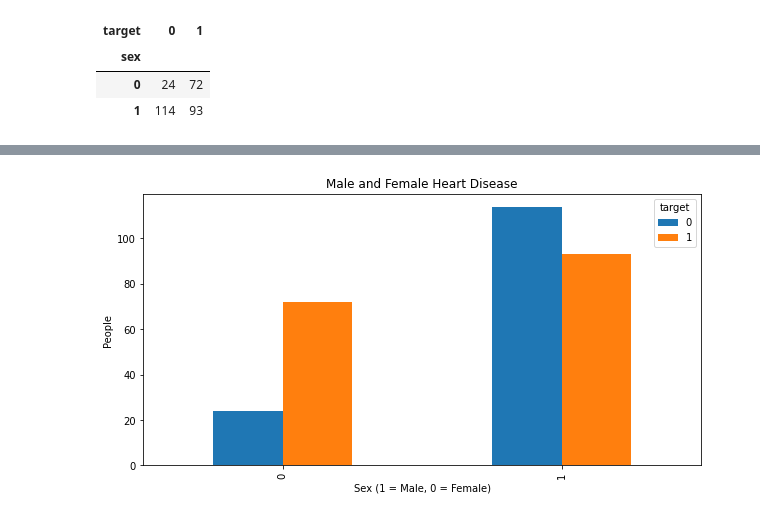
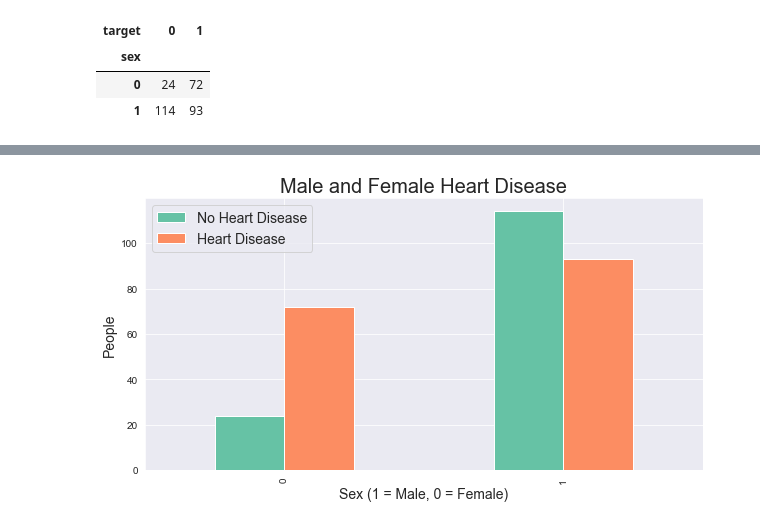
Before and after one commit to shamimsikder/Data-Visualization-Exercises, a Jupyter notebook: Heart Disease Data Visualization.ipynb, the cells around one changed output, grey strips where cells are left out. Cells and saved outputs as stored; diff of their text form; code cells hidden in the pictures.

Commit message:
Adding New Chart

```diff
--- a/Heart Disease Data Visualization.ipynb
+++ b/Heart Disease Data Visualization.ipynb
@@ -131,3 +131,6 @@ pd.crosstab(data.sex,data.target)
 | sex |  |  |
 | 0 | 24 | 72 |
 | 1 | 114 | 93 |
+# %%
+sns.set_style('darkgrid')
+sns.set_palette('Set2')
@@ -134,8 +165,9 @@ pd.crosstab(data.sex,data.target)
 # %%
 pd.crosstab(data.sex,data.target).plot(kind="bar", figsize=(10,5))
 
-plt.title("Male and Female Heart Disease")
-plt.xlabel("Sex (1 = Male, 0 = Female)")
-plt.ylabel("People");
+plt.title("Male and Female Heart Disease",fontsize=20)
+plt.xlabel("Sex (1 = Male, 0 = Female)",fontsize=14)
+plt.ylabel("People",fontsize=14)
+plt.legend(["No Heart Disease","Heart Disease"],fontsize=14);
 # %% [output]
-[figure, old version]
+[figure, new version]
```
Also changed, not shown: parts of 10 cells of this notebook.
